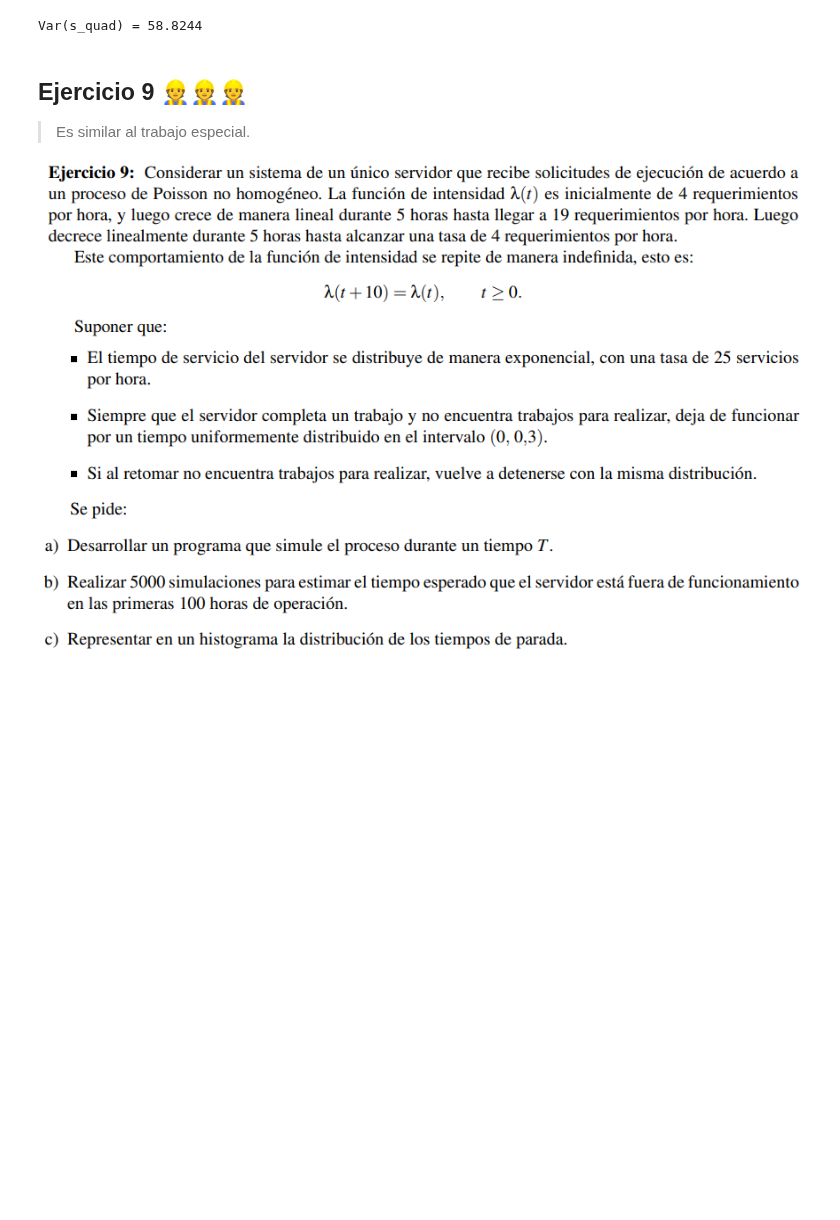
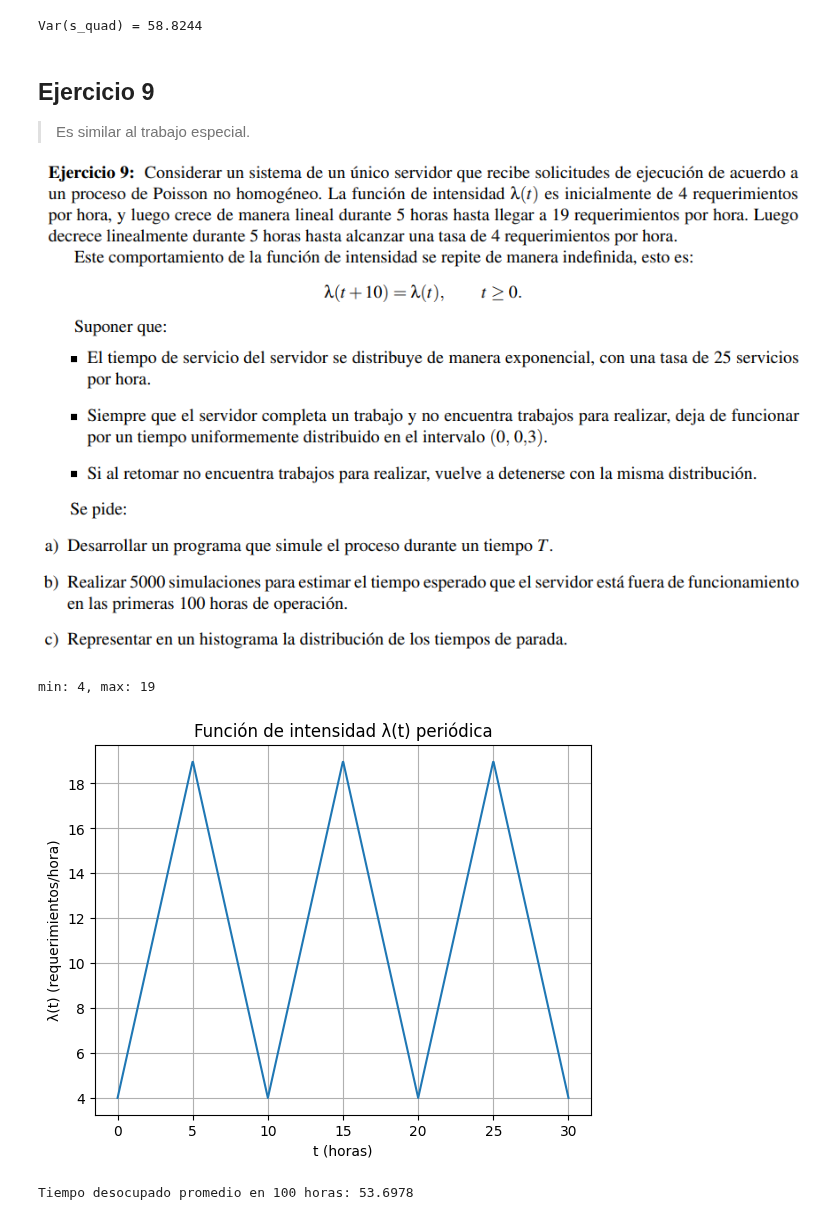
Before and after one commit to ramiro-l/ModelosYSimulacionFAMAF, a Jupyter notebook: Práctico6.ipynb, the cells around one changed output. Saved outputs shown, nothing was run; the diff lists cells and outputs as text; code cells hidden in the pictures; blank space fills up the shorter version.

```diff
--- a/Práctico6.ipynb
+++ b/Práctico6.ipynb
@@ -854,9 +854,36 @@ print(f"Var(s_quad) = {var_s_cuad_muestras_bootstrap:.4f}")
 # %% [output]
 Var(s_quad) = 58.8244
 # %% [markdown]
-## Ejercicio 9 👷👷👷
+## Ejercicio 9
 
 > Es similar al trabajo especial.
 
 ![image.png](embedded-picture-1)
 ![image.png](embedded-picture-2)
+# %%
+#@title Funcion de intencidad λ(t)
+def lambda_t(t):
+    return -abs((t % 10) * 3 - 15) + 19
+# %%
+#@title Min Max de λ(t)
+print(f"min: {lambda_t(0)}, max: {lambda_t(5)}")
+# %% [output]
+min: 4, max: 19
+# %%
+#@title Grafico de λ(t)
+import numpy as np
+from random import random, seed
+import matplotlib.pyplot as plt
+import seaborn as sns
+
+t_vals = np.linspace(0, 30, 1000)
+lambda_vals = lambda_t(t_vals)
+
+plt.plot(t_vals, lambda_vals)
+plt.title("Función de intensidad λ(t) periódica")
+plt.xlabel("t (horas)")
+plt.ylabel("λ(t) (requerimientos/hora)")
+plt.grid(True)
+plt.show()
+# %% [output]
+[figure, added]
@@ -862,0 +936,16 @@ Var(s_quad) = 58.8244
+# %%
+#@title b) Tiempo desocupado promedio
+from random import seed
+
+
+n_sim = 500
+n_horas = 100
+seed(1)
+
+simulaciones = [simular_cola_un_servidor(n_horas) for _ in range(n_sim)]
+tiempos_desocupados_juntos = [rango for s in simulaciones for rango in s]
+tiempos_desocupados_totales = [r[1] - r[0] for r in tiempos_desocupados_juntos]
+t_prom_desocupado = sum(tiempos_desocupados_totales) / n_sim
+print(f"Tiempo desocupado promedio en {n_horas} horas: {t_prom_desocupado:.4f}")
+# %% [output]
+Tiempo desocupado promedio en 100 horas: 53.6978
```
Also changed, not shown: parts of 3 cells of this notebook.
